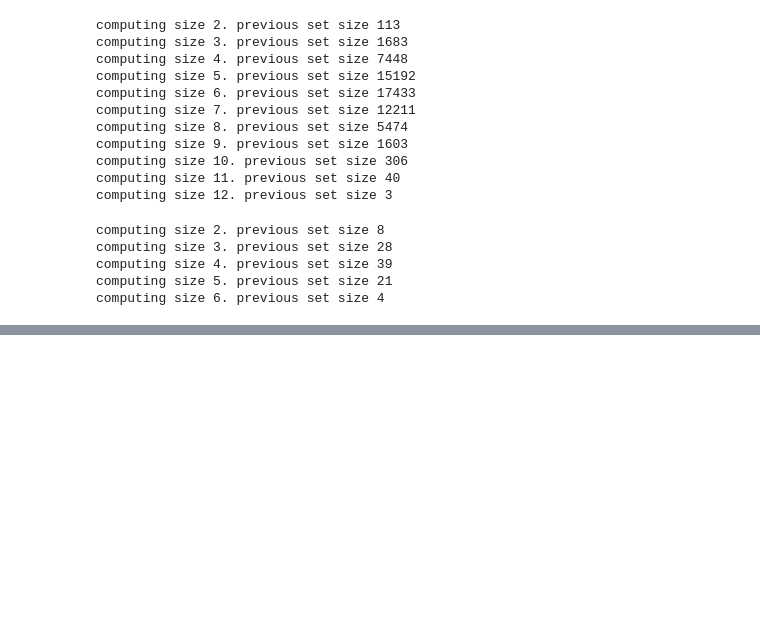
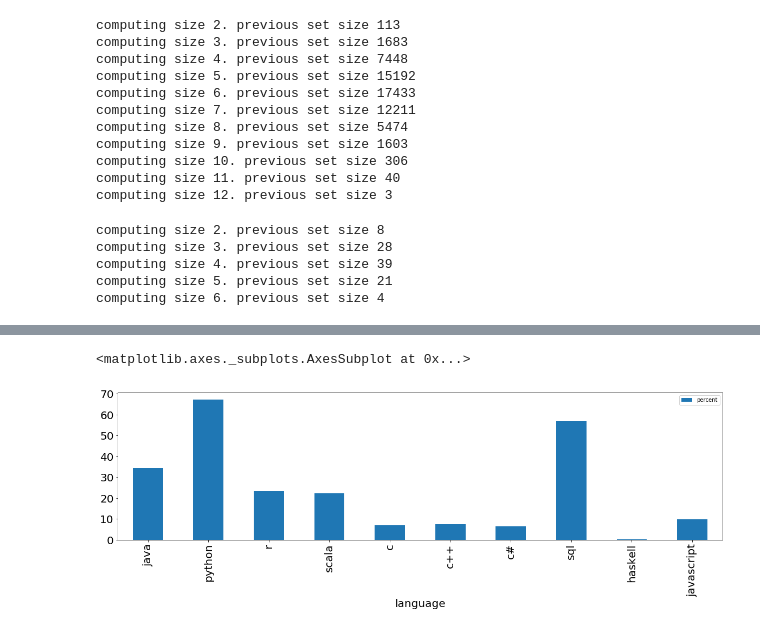
Before and after one commit to fagan2888/DE-PES, a Jupyter notebook: global.ipynb, the cells around one changed output, grey strips where cells are left out. Saved outputs shown, nothing was run; the diff lists cells and outputs as text; code cells hidden in the pictures; blank space fills up the shorter version.

```diff
--- a/global.ipynb
+++ b/global.ipynb
@@ -131,0 +190,14 @@ jobs.skill_sets_to_csv(freq_skill_sets, 'language_skill_sets_indexes', True)
+# %%
+programming_languages = ['java', 'python', 'r', 'scala', 'c', 'c++', 'c#', 'sql', 'haskell', 'javascript']
+p = []
+for lang in programming_languages:
+    p.append(jobs.skill_percents[lang])
+df = pd.DataFrame({'language': programming_languages, 'percent': p})
+ax = df.plot.bar(x='language', y='percent', rot=90, figsize=(20,5))
+for item in ([ax.title, ax.xaxis.label, ax.yaxis.label] +
+             ax.get_xticklabels() + ax.get_yticklabels()):
+    item.set_fontsize(20)
+ax
+# %% [output]
+<matplotlib.axes._subplots.AxesSubplot at 0x...>
+[figure, added]
```
Also changed, not shown: parts of 2 cells of this notebook, 3 other files.
